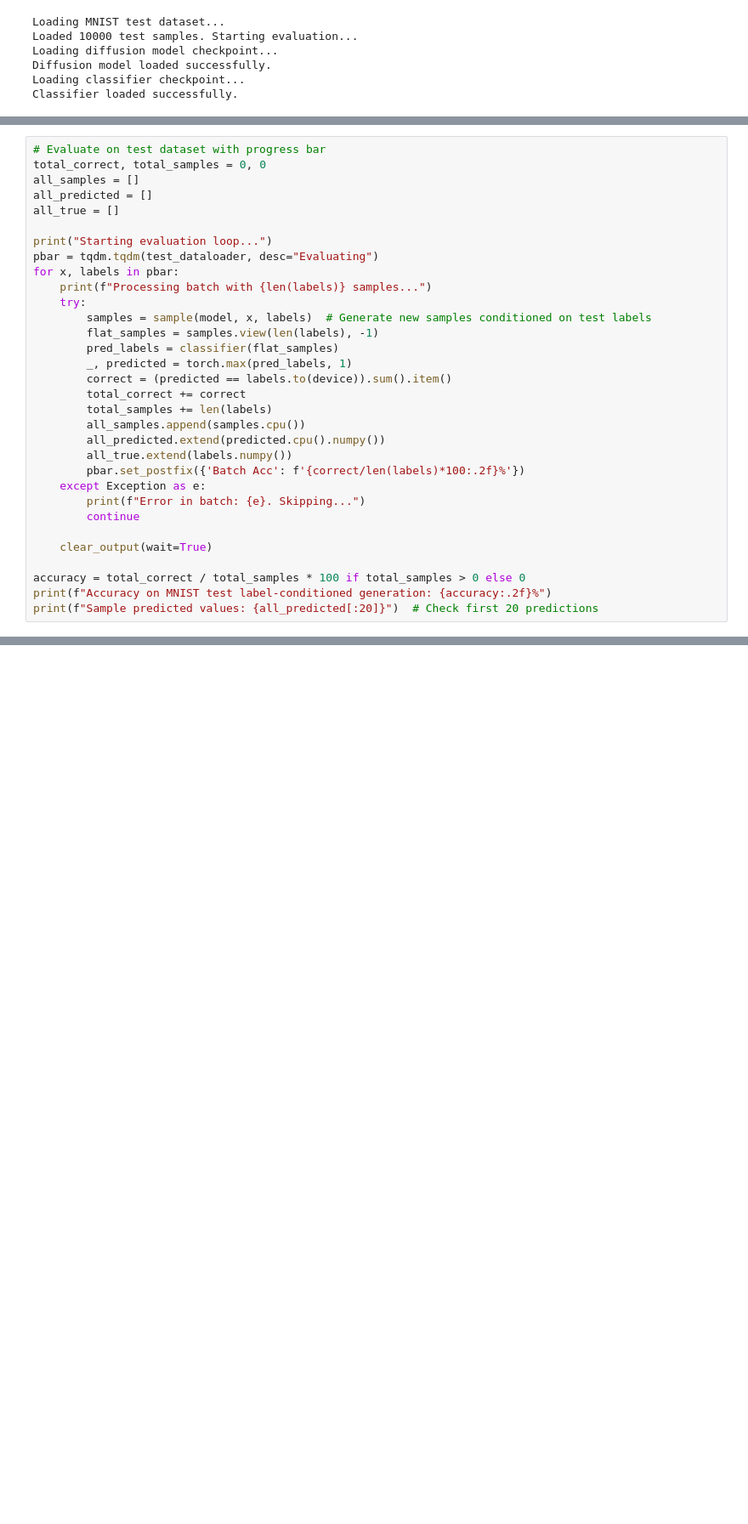
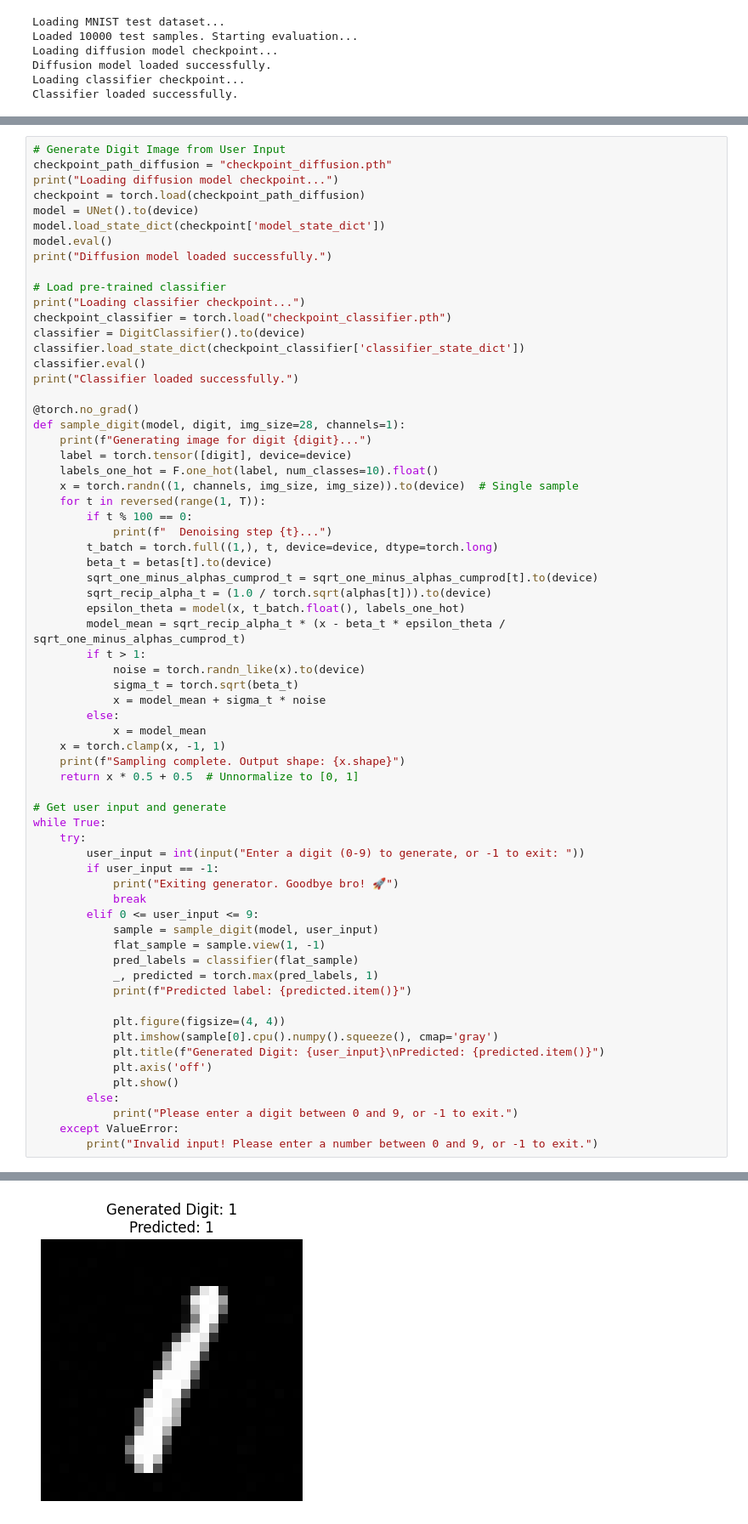
Before and after one commit to HarshitP147/mnist-image-gen, a Jupyter notebook: model.ipynb, the cells around one changed output, grey strips where cells are left out. Shown at 85% size. Cells and saved outputs as stored; diff of their text form; blank space fills up the shorter version.

Commit message:
Testing and inferencing model

```diff
--- a/model.ipynb
+++ b/model.ipynb
@@ -672,35 +674,69 @@ all_samples = []
 all_predicted = []
 all_true = []
 # %%
-# Evaluate on test dataset with progress bar
-total_correct, total_samples = 0, 0
-all_samples = []
-all_predicted = []
-all_true = []
+# Generate Digit Image from User Input
+checkpoint_path_diffusion = "checkpoint_diffusion.pth"
+print("Loading diffusion model checkpoint...")
+checkpoint = torch.load(checkpoint_path_diffusion)
+model = UNet().to(device)
+model.load_state_dict(checkpoint['model_state_dict'])
+model.eval()
+print("Diffusion model loaded successfully.")
 
-print("Starting evaluation loop...")
-pbar = tqdm.tqdm(test_dataloader, desc="Evaluating")
-for x, labels in pbar:
-    print(f"Processing batch with {len(labels)} samples...")
+# Load pre-trained classifier
+print("Loading classifier checkpoint...")
+checkpoint_classifier = torch.load("checkpoint_classifier.pth")
+classifier = DigitClassifier().to(device)
+classifier.load_state_dict(checkpoint_classifier['classifier_state_dict'])
+classifier.eval()
+print("Classifier loaded successfully.")
+
+@torch.no_grad()
+def sample_digit(model, digit, img_size=28, channels=1):
+    print(f"Generating image for digit {digit}...")
+    label = torch.tensor([digit], device=device)
+    labels_one_hot = F.one_hot(label, num_classes=10).float()
+    x = torch.randn((1, channels, img_size, img_size)).to(device)  # Single sample
+    for t in reversed(range(1, T)):
+        if t % 100 == 0:
+            print(f"  Denoising step {t}...")
+        t_batch = torch.full((1,), t, device=device, dtype=torch.long)
+        beta_t = betas[t].to(device)
+        sqrt_one_minus_alphas_cumprod_t = sqrt_one_minus_alphas_cumprod[t].to(device)
+        sqrt_recip_alpha_t = (1.0 / torch.sqrt(alphas[t])).to(device)
+        epsilon_theta = model(x, t_batch.float(), labels_one_hot)
+        model_mean = sqrt_recip_alpha_t * (x - beta_t * epsilon_theta / sqrt_one_minus_alphas_cumprod_t)
+        if t > 1:
+            noise = torch.randn_like(x).to(device)
+            sigma_t = torch.sqrt(beta_t)
+            x = model_mean + sigma_t * noise
+        else:
+            x = model_mean
+    x = torch.clamp(x, -1, 1)
+    print(f"Sampling complete. Output shape: {x.shape}")
+    return x * 0.5 + 0.5  # Unnormalize to [0, 1]
+
+# Get user input and generate
+while True:
     try:
-        samples = sample(model, x, labels)  # Generate new samples conditioned on test labels
-        flat_samples = samples.view(len(labels), -1)
-        pred_labels = classifier(flat_samples)
-        _, predicted = torch.max(pred_labels, 1)
-        correct = (predicted == labels.to(device)).sum().item()
-        total_correct += correct
-        total_samples += len(labels)
-        all_samples.append(samples.cpu())
-        all_predicted.extend(predicted.cpu().numpy())
-        all_true.extend(labels.numpy())
-        pbar.set_postfix({'Batch Acc': f'{correct/len(labels)*100:.2f}%'})
-    except Exception as e:
-        print(f"Error in batch: {e}. Skipping...")
-        continue
+        user_input = int(input("Enter a digit (0-9) to generate, or -1 to exit: "))
+        if user_input == -1:
+            print("Exiting generator. Goodbye bro! 🚀")
+            break
+        elif 0 <= user_input <= 9:
+            sample = sample_digit(model, user_input)
+            flat_sample = sample.view(1, -1)
+            pred_labels = classifier(flat_sample)
+            _, predicted = torch.max(pred_labels, 1)
+            print(f"Predicted label: {predicted.item()}")
 
-    clear_output(wait=True)
-
-accuracy = total_correct / total_samples * 100 if total_samples > 0 else 0
-print(f"Accuracy on MNIST test label-conditioned generation: {accuracy:.2f}%")
-print(f"Sample predicted values: {all_predicted[:20]}")  # Check first 20 predictions
+            plt.figure(figsize=(4, 4))
+            plt.imshow(sample[0].cpu().numpy().squeeze(), cmap='gray')
+            plt.title(f"Generated Digit: {user_input}\nPredicted: {predicted.item()}")
+            plt.axis('off')
+            plt.show()
+        else:
+            print("Please enter a digit between 0 and 9, or -1 to exit.")
+    except ValueError:
+        print("Invalid input! Please enter a number between 0 and 9, or -1 to exit.")
 # %% [output]
@@ -707,0 +760 @@ Starting evaluation loop...
+[figure, added]
```
Also changed, not shown: parts of 5 cells of this notebook.
